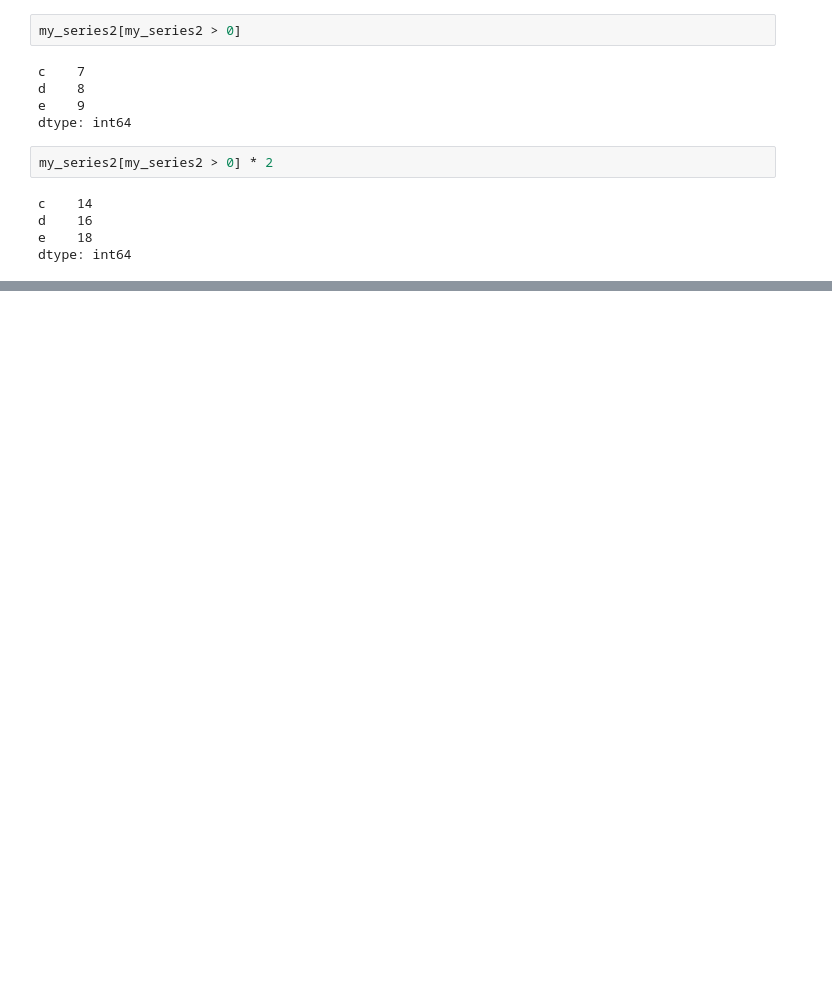
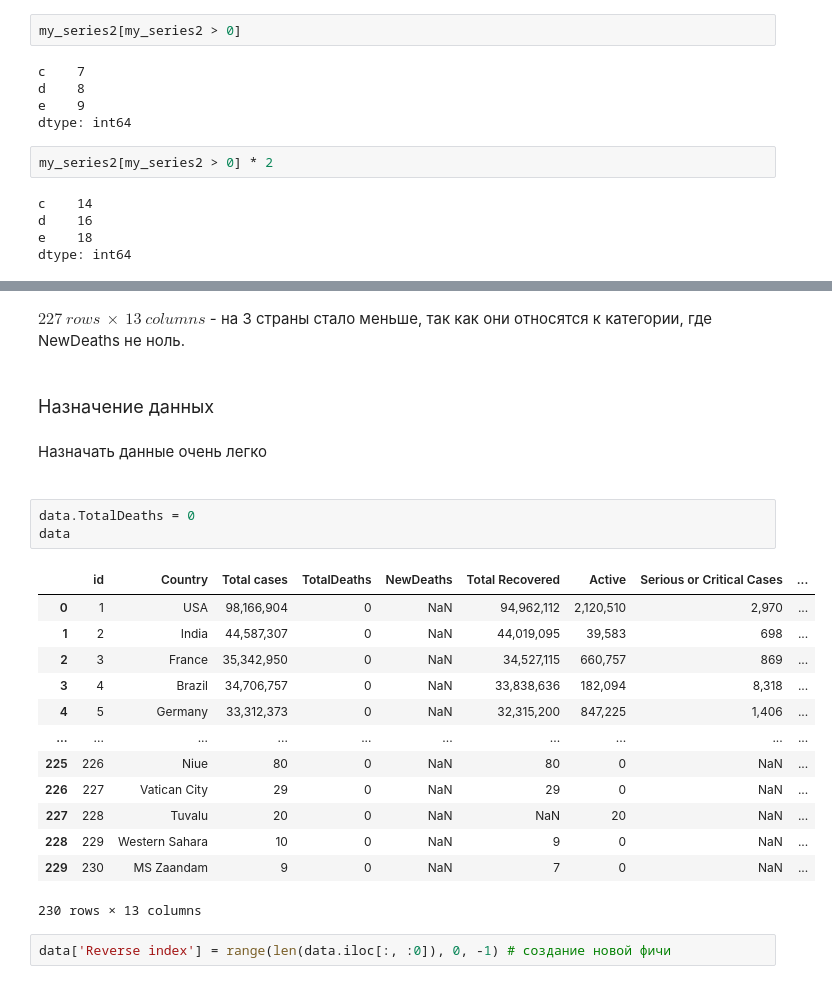
Before and after one commit to 1mmo/data-analysis-handbook, a Jupyter notebook: handbook/Working with data/Pandas.ipynb, the cells around one changed output, grey strips where cells are left out. Cells and saved outputs as stored; diff of their text form; blank space fills up the shorter version.

```diff
--- a/handbook/Working with data/Pandas.ipynb
+++ b/handbook/Working with data/Pandas.ipynb
@@ -166,0 +619,27 @@ data.shape()
+# %% [markdown]
+$227\ rows\ ×\ 13\ columns$ - на 3 страны стало меньше, так как они относятся к категории, где NewDeaths не ноль.
+# %% [markdown]
+<br>
+<font size=4>Назначение данных</font><br>
+<br>
+Назначать данные очень легко<br>
+<br>
+# %%
+data.TotalDeaths = 0
+data
+# %% [output]
+|  | id | Country | Total cases | TotalDeaths | NewDeaths | Total Recovered | Active | Serious or Critical Cases | ... |
+| 0 | 1 | USA | 98,166,904 | 0 | NaN | 94,962,112 | 2,120,510 | 2,970 | ... |
+| 1 | 2 | India | 44,587,307 | 0 | NaN | 44,019,095 | 39,583 | 698 | ... |
+| 2 | 3 | France | 35,342,950 | 0 | NaN | 34,527,115 | 660,757 | 869 | ... |
+| 3 | 4 | Brazil | 34,706,757 | 0 | NaN | 33,838,636 | 182,094 | 8,318 | ... |
+| 4 | 5 | Germany | 33,312,373 | 0 | NaN | 32,315,200 | 847,225 | 1,406 | ... |
+| ... | ... | ... | ... | ... | ... | ... | ... | ... | ... |
+| 225 | 226 | Niue | 80 | 0 | NaN | 80 | 0 | NaN | ... |
+| 226 | 227 | Vatican City | 29 | 0 | NaN | 29 | 0 | NaN | ... |
+| 227 | 228 | Tuvalu | 20 | 0 | NaN | NaN | 20 | NaN | ... |
+| 228 | 229 | Western Sahara | 10 | 0 | NaN | 9 | 0 | NaN | ... |
+| 229 | 230 | MS Zaandam | 9 | 0 | NaN | 7 | 0 | NaN | ... |
+230 rows × 13 columns
+# %%
+data['Reverse index'] = range(len(data.iloc[:, :0]), 0, -1) # создание новой фичи
```
Also changed, not shown: parts of 107 cells of this notebook, 3 other files.
